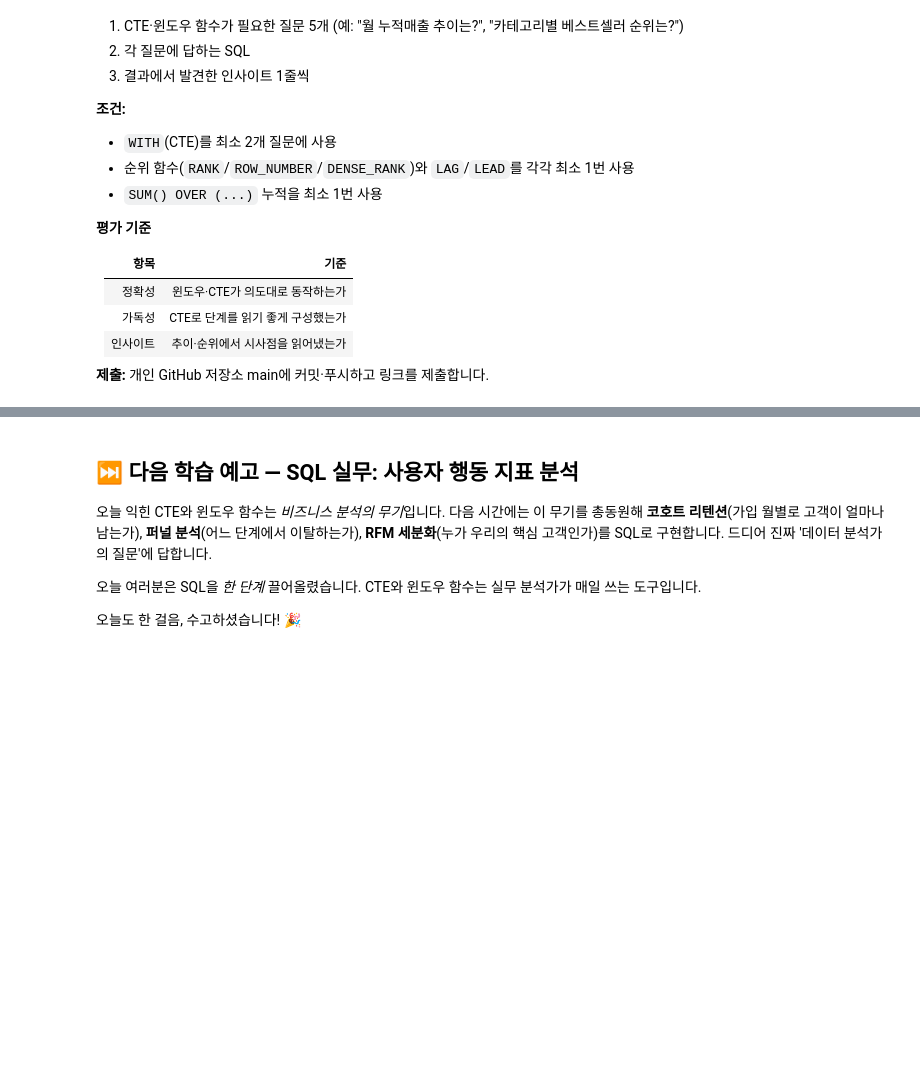
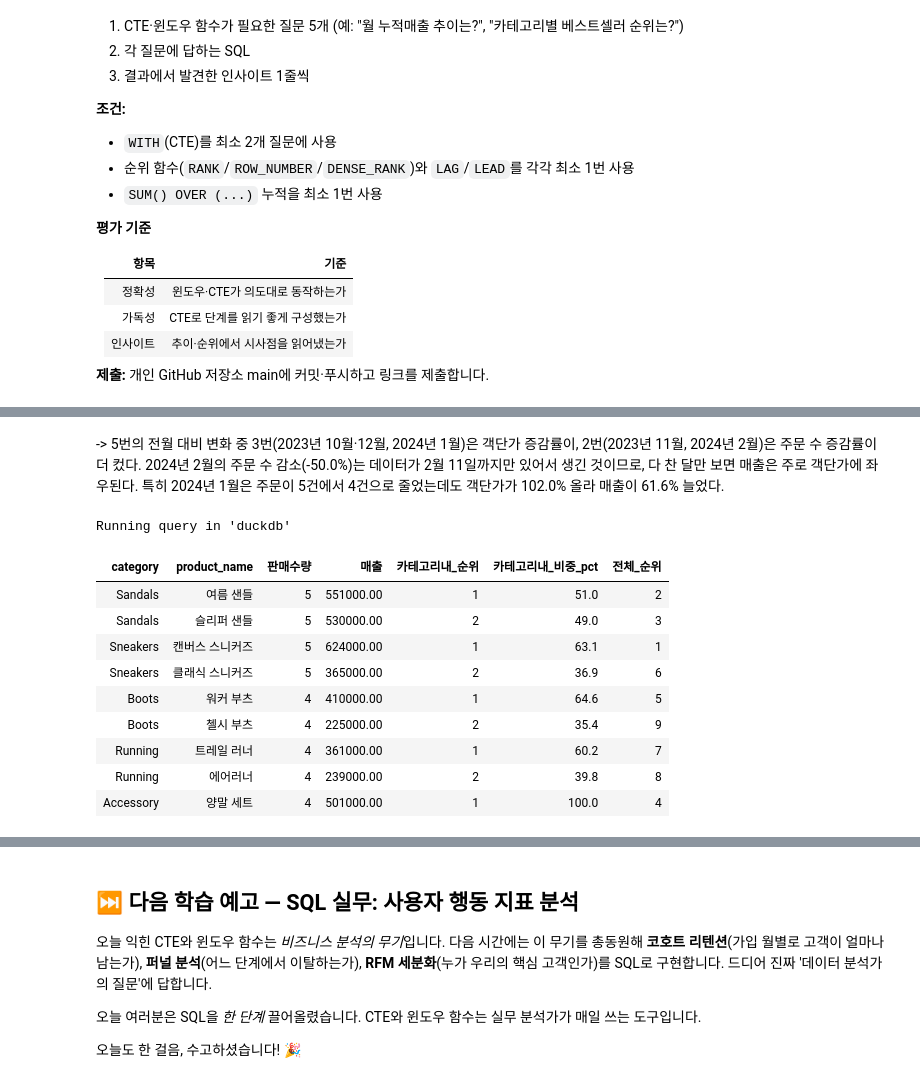
Before and after one commit to yeeunkim-dev/ai-data-bootcamp, a Jupyter notebook: D026+_SQL 데이터 분석/SQL 심화 — CTE와 윈도우 함수.ipynb, the cells around one changed output, grey strips where cells are left out. Drawn from its saved outputs; the diff is of its cells as text; code cells hidden in the pictures; blank space fills up the shorter version.

```diff
--- a/D026+_SQL 데이터 분석/SQL 심화 — CTE와 윈도우 함수.ipynb
+++ b/D026+_SQL 데이터 분석/SQL 심화 — CTE와 윈도우 함수.ipynb
@@ -1551,0 +2152,39 @@ ORDER BY
+# %% [markdown]
+-> 5번의 전월 대비 변화 중 3번(2023년 10월·12월, 2024년 1월)은 객단가 증감률이, 2번(2023년 11월, 2024년 2월)은 주문 수 증감률이 더 컸다. 2024년 2월의 주문 수 감소(-50.0%)는 데이터가 2월 11일까지만 있어서 생긴 것이므로, 다 찬 달만 보면 매출은 주로 객단가에 좌우된다. 특히 2024년 1월은 주문이 5건에서 4건으로 줄었는데도 객단가가 102.0% 올라 매출이 61.6% 늘었다.
+# %%
+%%sql
+-- [Q3] 카테고리 안에서 매출 1위 상품은 무엇이고, 한 상품에 매출이 쏠린 카테고리는 어디인가?
+
+WITH product_rev AS (
+  SELECT
+    p.category,
+    p.product_name,
+    SUM(oi.quantity) AS 판매수량,
+    SUM(oi.quantity * oi.unit_price) AS revenue
+  FROM project_name.dataset_name.order_items AS oi
+  JOIN project_name.dataset_name.products AS p
+    ON oi.product_id = p.product_id
+  GROUP BY p.category, p.product_name
+)
+SELECT
+  category,
+  product_name,
+  판매수량,
+  revenue AS 매출,
+  DENSE_RANK() OVER (PARTITION BY category ORDER BY revenue DESC) AS 카테고리내_순위,
+  ROUND(revenue * 100.0 / SUM(revenue) OVER (PARTITION BY category), 1) AS 카테고리내_비중_pct,
+  RANK() OVER (ORDER BY revenue DESC) AS 전체_순위
+FROM product_rev
+ORDER BY SUM(revenue) OVER (PARTITION BY category) DESC, 카테고리내_순위
+# %% [output]
+Running query in 'duckdb'
+| category | product_name | 판매수량 | 매출 | 카테고리내_순위 | 카테고리내_비중_pct | 전체_순위 |
+| Sandals | 여름 샌들 | 5 | 551000.00 | 1 | 51.0 | 2 |
+| Sandals | 슬리퍼 샌들 | 5 | 530000.00 | 2 | 49.0 | 3 |
+| Sneakers | 캔버스 스니커즈 | 5 | 624000.00 | 1 | 63.1 | 1 |
+| Sneakers | 클래식 스니커즈 | 5 | 365000.00 | 2 | 36.9 | 6 |
+| Boots | 워커 부츠 | 4 | 410000.00 | 1 | 64.6 | 5 |
+| Boots | 첼시 부츠 | 4 | 225000.00 | 2 | 35.4 | 9 |
+| Running | 트레일 러너 | 4 | 361000.00 | 1 | 60.2 | 7 |
+| Running | 에어러너 | 4 | 239000.00 | 2 | 39.8 | 8 |
+| Accessory | 양말 세트 | 4 | 501000.00 | 1 | 100.0 | 4 |
```
Also changed, not shown: parts of 54 cells of this notebook.
